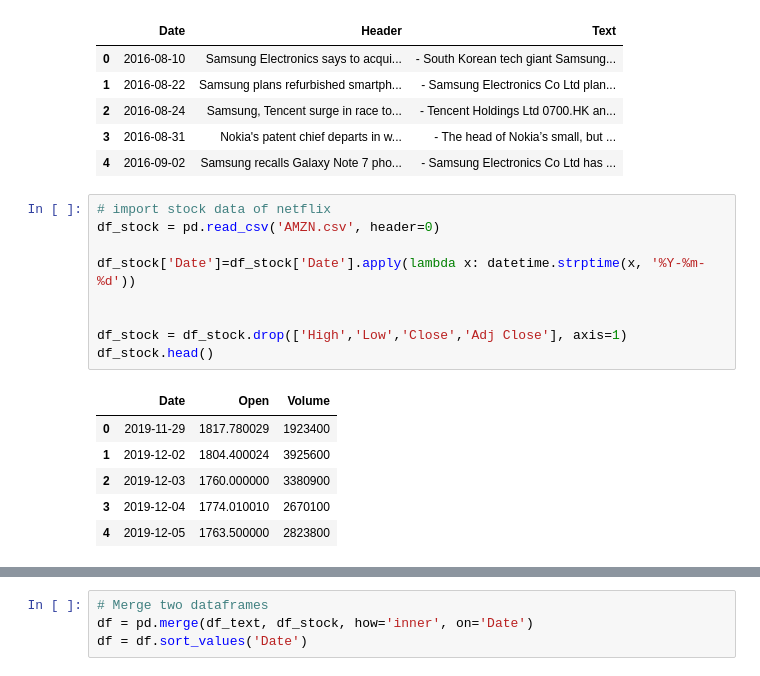
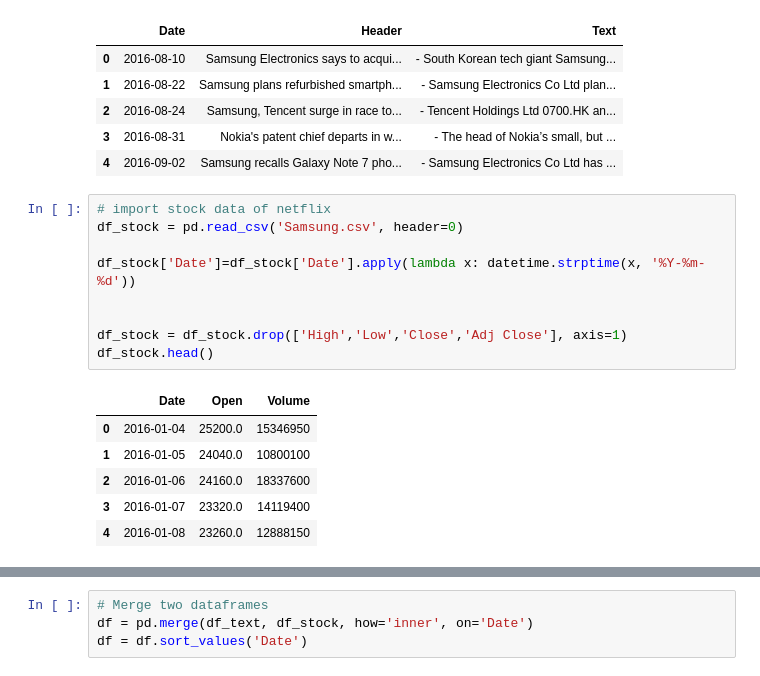
Before and after one commit to anair123/NLP-Final-Project, a Jupyter notebook: NLP Project/Samsung.ipynb, the cells around one changed output, grey strips where cells are left out. Cells and saved outputs as stored; diff of their text form.

```diff
--- a/NLP Project/Samsung.ipynb
+++ b/NLP Project/Samsung.ipynb
@@ -112,17 +112,17 @@ df_text.head()
 | 4 | 2016-09-02 | Samsung recalls Galaxy Note 7 pho... | - Samsung Electronics Co Ltd has ... |
 # %%
 # import stock data of netflix
-df_stock = pd.read_csv('AMZN.csv', header=0)
+df_stock = pd.read_csv('Samsung.csv', header=0)
 
 df_stock['Date']=df_stock['Date'].apply(lambda x: datetime.strptime(x, '%Y-%m-%d'))
 
 
 df_stock = df_stock.drop(['High','Low','Close','Adj Close'], axis=1)
 df_stock.head()
 # %% [output]
 |  | Date | Open | Volume |
-| 0 | 2019-11-29 | 1817.780029 | 1923400 |
-| 1 | 2019-12-02 | 1804.400024 | 3925600 |
-| 2 | 2019-12-03 | 1760.000000 | 3380900 |
-| 3 | 2019-12-04 | 1774.010010 | 2670100 |
-| 4 | 2019-12-05 | 1763.500000 | 2823800 |
+| 0 | 2016-01-04 | 25200.0 | 15346950 |
+| 1 | 2016-01-05 | 24040.0 | 10800100 |
+| 2 | 2016-01-06 | 24160.0 | 18337600 |
+| 3 | 2016-01-07 | 23320.0 | 14119400 |
+| 4 | 2016-01-08 | 23260.0 | 12888150 |
```
Also changed, not shown: parts of 10 cells of this notebook.
